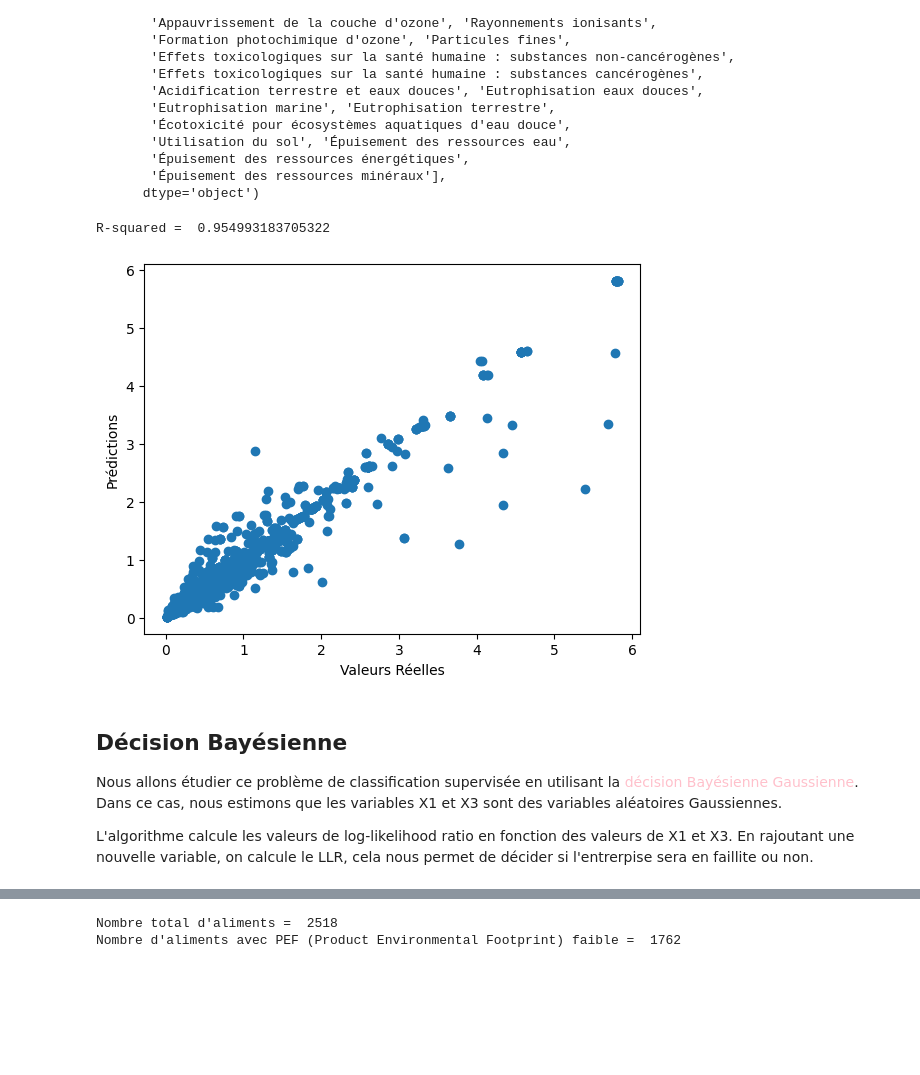
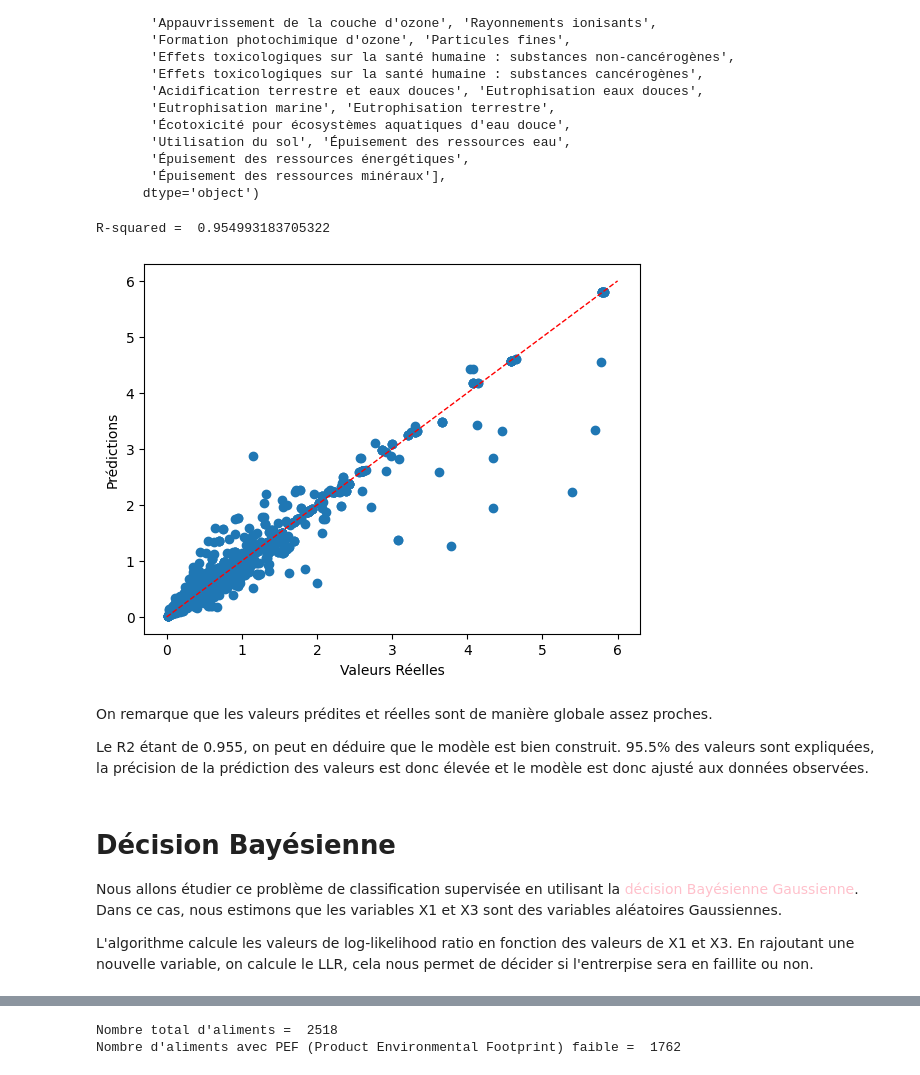
Before and after one commit to antoinebnm/PTS-Data, a Jupyter notebook: goodDatas.ipynb, the cells around one changed output, grey strips where cells are left out. Drawn from its saved outputs; the diff is of its cells as text; code cells hidden in the pictures; blank space fills up the shorter version.

```diff
--- a/goodDatas.ipynb
+++ b/goodDatas.ipynb
@@ -578,34 +612,41 @@ Index(['Groupe d'aliment', 'Sous-groupe d'aliment',
 # %%
 from sklearn.neighbors import KNeighborsRegressor
 
 X = dataCopy[['Changement climatique', 'Rayonnements ionisants']]
 z = dataCopy['Score unique EF']
 
 # Crée une instance de KNeighborsRegressor avec 7 voisins.
 knn = KNeighborsRegressor(n_neighbors=7)
 # Ajuste le modèle aux données d'entraînement, en utilisant X comme caractéristiques et z comme variable cible.
 knn.fit(X, z)
 
 # Utilise le modèle ajusté pour prédire les valeurs de z à partir des caractéristiques X,
 # puis calcule et imprime le coefficient de détermination (R-squared) qui mesure la qualité des prédictions.
 
 predictions = knn.predict(X)
 accuracy = knn.score(X, z)
 print('R-squared = ', accuracy)
 
+limits_x = plt.xlim()
+limits_y = plt.ylim()
+
+plt.plot([0,6], [0,6], color='red', linestyle='--', linewidth=1)
 plt.scatter(z, predictions)
 plt.xlabel('Valeurs Réelles')
 plt.ylabel('Prédictions')
 plt.show()
 
 
 # Cette visualisation permet de comparer visuellement les valeurs réelles (z) aux prédictions faites par le modèle.
 # Chaque point représente une observation, et une bonne prédiction serait alignée avec la ligne diagonale.
 # %% [output]
 R-squared =  0.954993183705322
-[figure, old version]
+[figure, new version]
+# %% [markdown]
+<p>On remarque que les valeurs prédites et réelles sont de manière globale assez proches.</p>
+<p>Le R2 étant de 0.955, on peut en déduire que le modèle est bien construit. 95.5% des valeurs sont expliquées, la précision de la prédiction des valeurs est donc élevée et le modèle est donc ajusté aux données observées.</p>
 # %% [markdown]
-## Décision Bayésienne
+<h1>Décision Bayésienne </h1>
 
 Nous allons étudier ce problème de classification supervisée en utilisant la <span style="color:pink">décision Bayésienne Gaussienne</span>.
 Dans ce cas, nous estimons que les variables X1 et X3 sont des variables aléatoires Gaussiennes.
```
Also changed, not shown: parts of 32 cells of this notebook.
